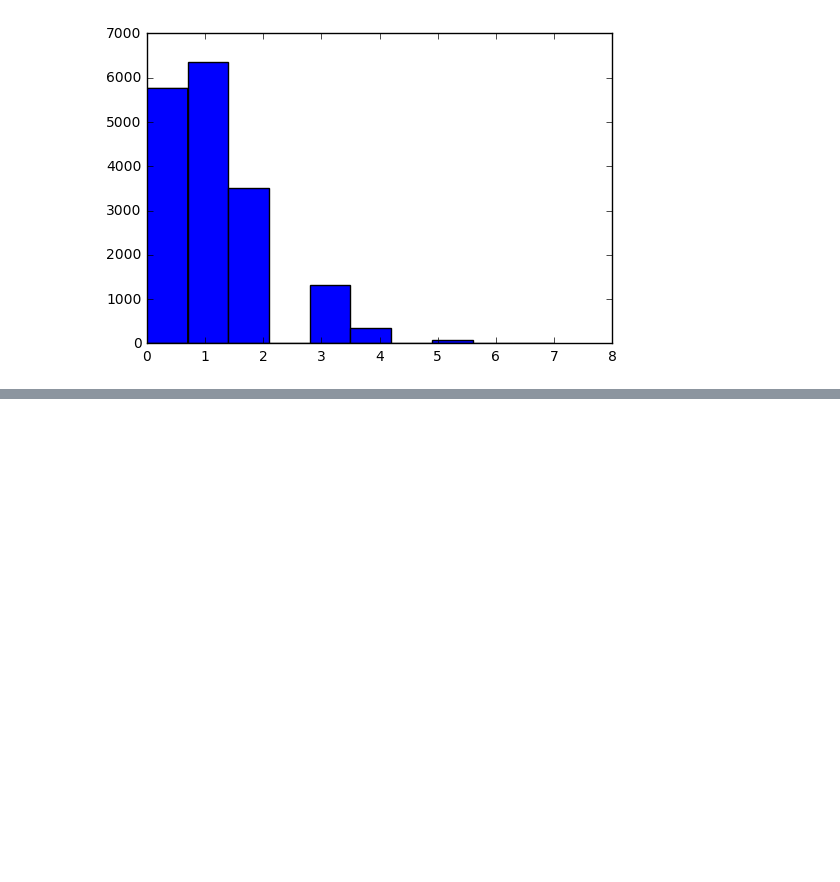
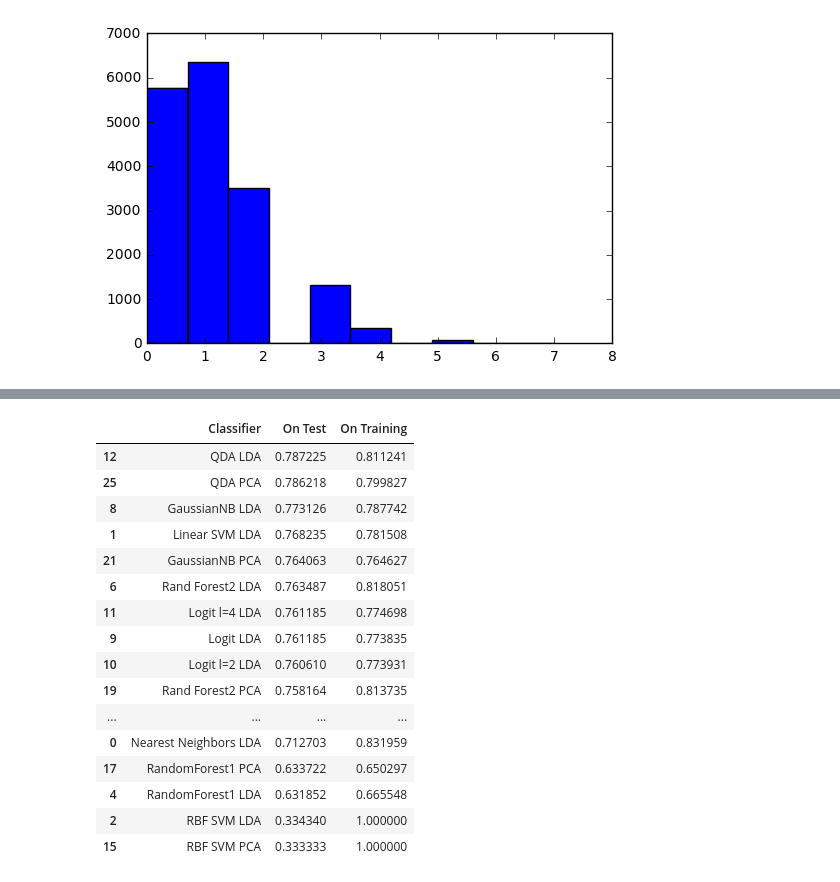
Before and after one commit to ramochoahes/Homework3, a Jupyter notebook: feature_selection.ipynb, the cells around one changed output, grey strips where cells are left out. Cells and saved outputs as stored; diff of their text form; code cells hidden in the pictures; blank space fills up the shorter version.

```diff
--- a/feature_selection.ipynb
+++ b/feature_selection.ipynb
@@ -144,0 +605,39 @@ print(len(arrayX))
+# %%
+classifiers = [
+    ["Nearest Neighbors", KNeighborsClassifier(3)],
+    ["Linear SVM", SVC(kernel='linear', C=0.5)],
+    ["RBF SVM", SVC(gamma=2, C=1)],
+    ["DecisionTree1", DecisionTreeClassifier(max_depth=5)],
+    ["RandomForest1", RandomForestClassifier(max_depth=5, n_estimators=10, max_features=1)],
+    ["DecisionTree2", DecisionTreeClassifier(criterion='entropy', max_depth=5, min_samples_leaf=20, random_state=0)],
+    ["Rand Forest2", RandomForestClassifier(n_estimators=30, criterion='entropy', max_depth=20, min_samples_leaf=20,
+                           bootstrap=True, oob_score=False, random_state=0 )],
+    ["Adaboost", AdaBoostClassifier()],
+    ["GaussianNB", GaussianNB()],
+    ["Logit", LogisticRegression(C=1)],
+    ["Logit l=2", LogisticRegression(C=2)],
+    ["Logit l=4", LogisticRegression(C=4)],
+    ["QDA", QuadraticDiscriminantAnalysis()]
+]
+print("Classifier using DT important features | Score on Test | Score on Train |")
+print("--- | --- | --- | ")
+
+results_transformed = []
+
+for name, classifier in  classifiers :
+    clf1=classifier
+    clf1.fit(X1_train, y1_train)
+    row = [ name+" LDA",
+            clf1.score(X1_test, y1_test) ,clf1.score(X1_train, y1_train), #comparing test and training on 4/6 split
+         ]
+    print(name + " LDA |" + "|".join(["%.3f" % x for x in row[1:]]) )
+    results_transformed.append(row)
+
+for name, classifier in  classifiers :
+    clf2=classifier
+    clf2.fit(X2_train, y2_train)
+    row = [ name +" PCA",
+            clf2.score(X2_test, y2_test) ,clf2.score(X2_train, y2_train), #comparing test and training on 4/6 split
+         ]
+    print(name + " PCA ]|" + "|".join(["%.3f" % x for x in row[1:]]) )
+    results_transformed.append(row)
@@ -144,0 +702,23 @@ print(len(arrayX))
+# %%
+resultsdf = pd.DataFrame(results_transformed)
+resultsdf = resultsdf.sort_values(by=1,ascending=False)
+resultsdf.columns = ["Classifier", "On Test", "On Training"]
+resultsdf
+# %% [output]
+|  | Classifier | On Test | On Training |
+| 12 | QDA LDA | 0.787225 | 0.811241 |
+| 25 | QDA PCA | 0.786218 | 0.799827 |
+| 8 | GaussianNB LDA | 0.773126 | 0.787742 |
+| 1 | Linear SVM LDA | 0.768235 | 0.781508 |
+| 21 | GaussianNB PCA | 0.764063 | 0.764627 |
+| 6 | Rand Forest2 LDA | 0.763487 | 0.818051 |
+| 11 | Logit l=4 LDA | 0.761185 | 0.774698 |
+| 9 | Logit LDA | 0.761185 | 0.773835 |
+| 10 | Logit l=2 LDA | 0.760610 | 0.773931 |
+| 19 | Rand Forest2 PCA | 0.758164 | 0.813735 |
+| ... | ... | ... | ... |
+| 0 | Nearest Neighbors LDA | 0.712703 | 0.831959 |
+| 17 | RandomForest1 PCA | 0.633722 | 0.650297 |
+| 4 | RandomForest1 LDA | 0.631852 | 0.665548 |
+| 2 | RBF SVM LDA | 0.334340 | 1.000000 |
+| 15 | RBF SVM PCA | 0.333333 | 1.000000 |
```
Also changed, not shown: parts of 37 cells of this notebook.
